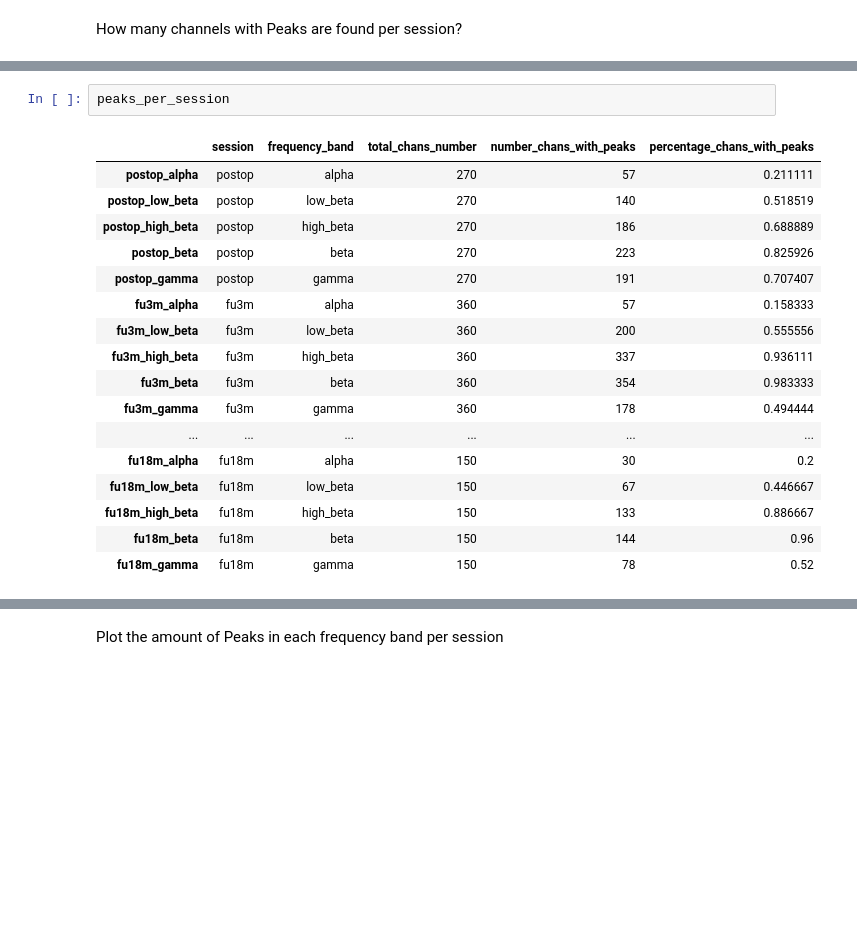
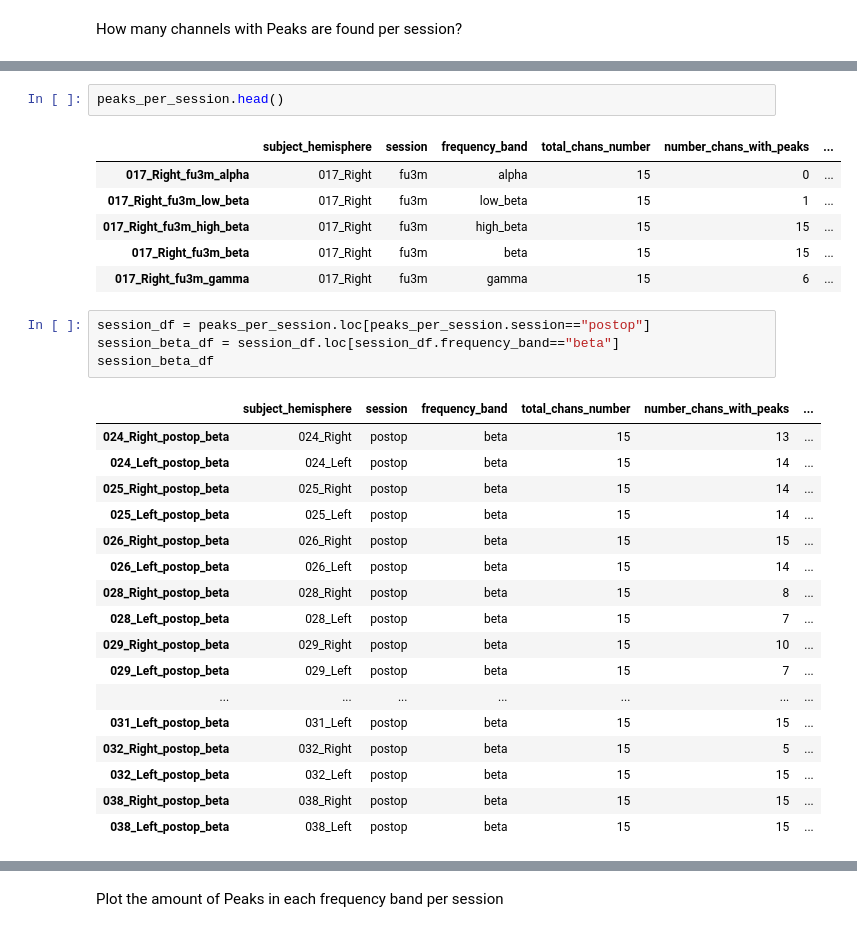
Before and after one commit to JKBehnke/BetaSenSightLongterm, a Jupyter notebook: notebooks/fooof_playground.ipynb, the cells around one changed output, grey strips where cells are left out. Drawn from its saved outputs; the diff is of its cells as text; blank space fills up the shorter version.

Commit message:
fooof double peaks

```diff
--- a/notebooks/fooof_playground.ipynb
+++ b/notebooks/fooof_playground.ipynb
@@ -520,23 +532,34 @@ peaks_per_session = fooof_fit.fooof_peaks_per_session()
 # %%
-peaks_per_session
+peaks_per_session.head()
 # %% [output]
-|  | session | frequency_band | total_chans_number | number_chans_with_peaks | percentage_chans_with_peaks |
-| postop_alpha | postop | alpha | 270 | 57 | 0.211111 |
-| postop_low_beta | postop | low_beta | 270 | 140 | 0.518519 |
-| postop_high_beta | postop | high_beta | 270 | 186 | 0.688889 |
-| postop_beta | postop | beta | 270 | 223 | 0.825926 |
-| postop_gamma | postop | gamma | 270 | 191 | 0.707407 |
-| fu3m_alpha | fu3m | alpha | 360 | 57 | 0.158333 |
-| fu3m_low_beta | fu3m | low_beta | 360 | 200 | 0.555556 |
-| fu3m_high_beta | fu3m | high_beta | 360 | 337 | 0.936111 |
-| fu3m_beta | fu3m | beta | 360 | 354 | 0.983333 |
-| fu3m_gamma | fu3m | gamma | 360 | 178 | 0.494444 |
-| ... | ... | ... | ... | ... | ... |
-| fu18m_alpha | fu18m | alpha | 150 | 30 | 0.2 |
-| fu18m_low_beta | fu18m | low_beta | 150 | 67 | 0.446667 |
-| fu18m_high_beta | fu18m | high_beta | 150 | 133 | 0.886667 |
-| fu18m_beta | fu18m | beta | 150 | 144 | 0.96 |
-| fu18m_gamma | fu18m | gamma | 150 | 78 | 0.52 |
+|  | subject_hemisphere | session | frequency_band | total_chans_number | number_chans_with_peaks | ... |
+| 017_Right_fu3m_alpha | 017_Right | fu3m | alpha | 15 | 0 | ... |
+| 017_Right_fu3m_low_beta | 017_Right | fu3m | low_beta | 15 | 1 | ... |
+| 017_Right_fu3m_high_beta | 017_Right | fu3m | high_beta | 15 | 15 | ... |
+| 017_Right_fu3m_beta | 017_Right | fu3m | beta | 15 | 15 | ... |
+| 017_Right_fu3m_gamma | 017_Right | fu3m | gamma | 15 | 6 | ... |
+# %%
+session_df = peaks_per_session.loc[peaks_per_session.session=="postop"]
+session_beta_df = session_df.loc[session_df.frequency_band=="beta"]
+session_beta_df
+# %% [output]
+|  | subject_hemisphere | session | frequency_band | total_chans_number | number_chans_with_peaks | ... |
+| 024_Right_postop_beta | 024_Right | postop | beta | 15 | 13 | ... |
+| 024_Left_postop_beta | 024_Left | postop | beta | 15 | 14 | ... |
+| 025_Right_postop_beta | 025_Right | postop | beta | 15 | 14 | ... |
+| 025_Left_postop_beta | 025_Left | postop | beta | 15 | 14 | ... |
+| 026_Right_postop_beta | 026_Right | postop | beta | 15 | 15 | ... |
+| 026_Left_postop_beta | 026_Left | postop | beta | 15 | 14 | ... |
+| 028_Right_postop_beta | 028_Right | postop | beta | 15 | 8 | ... |
+| 028_Left_postop_beta | 028_Left | postop | beta | 15 | 7 | ... |
+| 029_Right_postop_beta | 029_Right | postop | beta | 15 | 10 | ... |
+| 029_Left_postop_beta | 029_Left | postop | beta | 15 | 7 | ... |
+| ... | ... | ... | ... | ... | ... | ... |
+| 031_Left_postop_beta | 031_Left | postop | beta | 15 | 15 | ... |
+| 032_Right_postop_beta | 032_Right | postop | beta | 15 | 5 | ... |
+| 032_Left_postop_beta | 032_Left | postop | beta | 15 | 15 | ... |
+| 038_Right_postop_beta | 038_Right | postop | beta | 15 | 15 | ... |
+| 038_Left_postop_beta | 038_Left | postop | beta | 15 | 15 | ... |
 # %%
 freq_bands = ["alpha", "low_beta", "high_beta", "beta", "gamma"]
 sessions = ["postop", "fu3m", "fu12m", "fu18m"]
```
Also changed, not shown: parts of 23 cells of this notebook, 2 other files.
